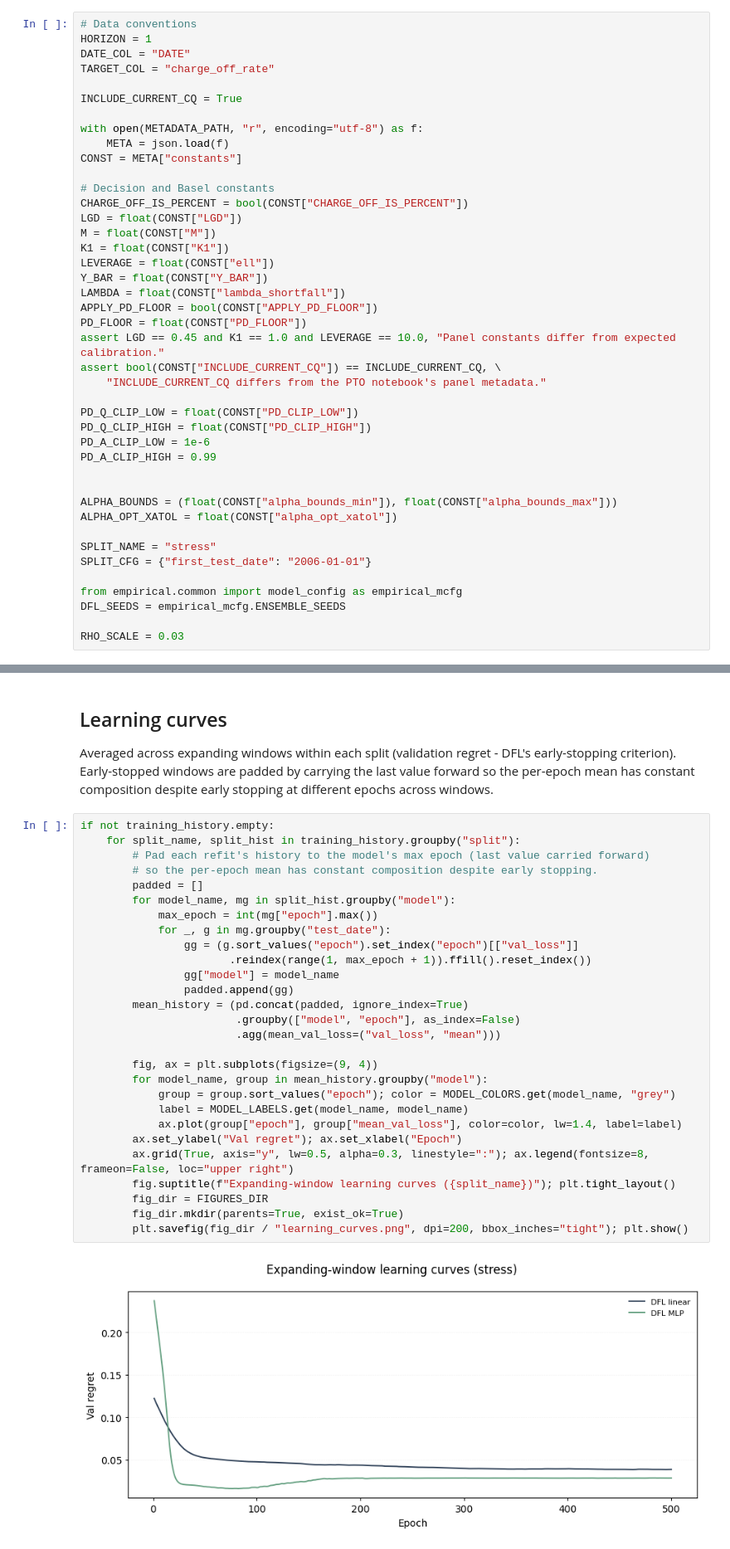
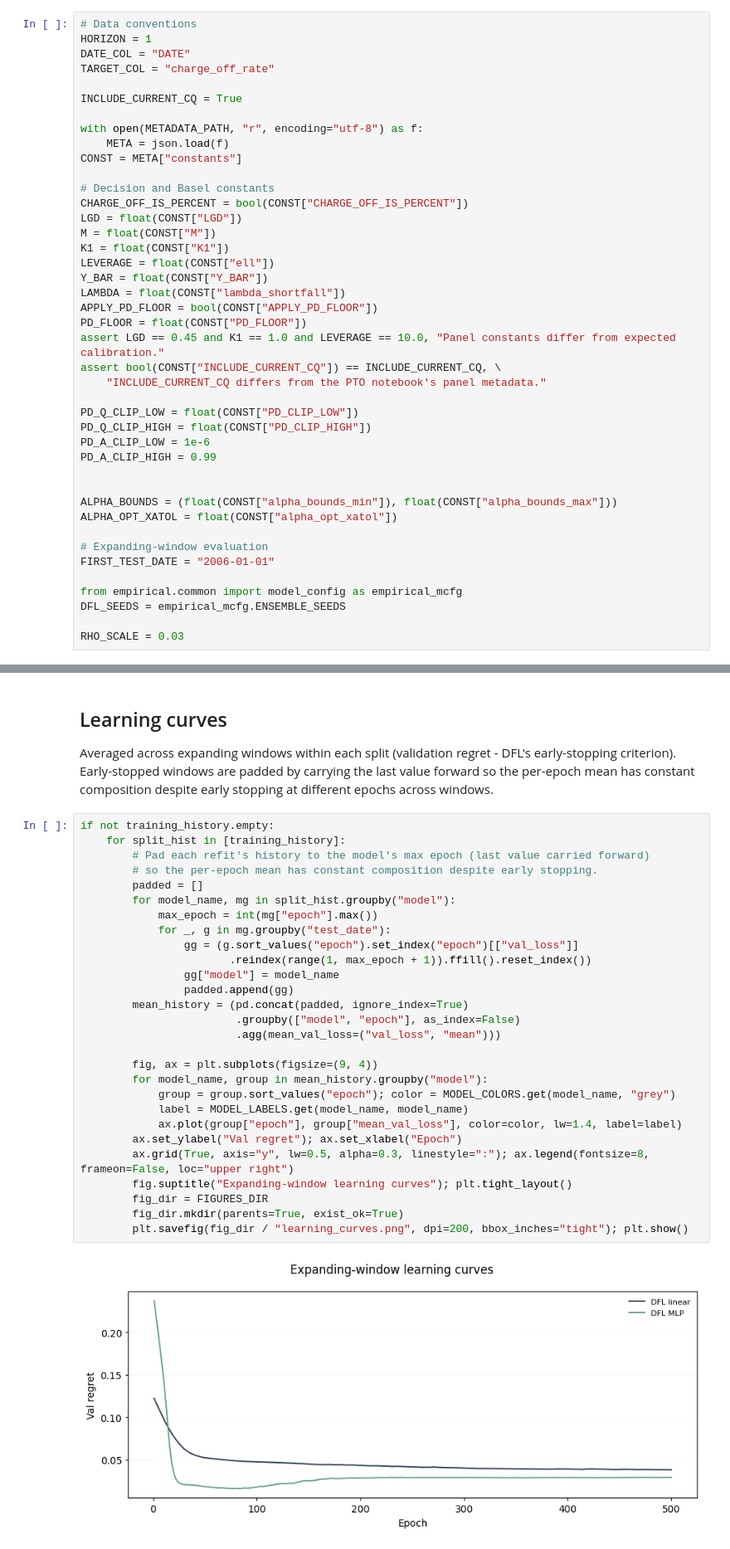
Before and after one commit to okeeffe-hannah/Decision_Focused_Learning_for_Capital_Allocation, a Jupyter notebook: dfl_for_capital_allocation/empirical/notebooks/04_dfl_empirical.ipynb, the cells around one changed output, grey strips where cells are left out. Shown at 83% size. Saved outputs shown, nothing was run; the diff lists cells and outputs as text.

```diff
--- a/dfl_for_capital_allocation/empirical/notebooks/04_dfl_empirical.ipynb
+++ b/dfl_for_capital_allocation/empirical/notebooks/04_dfl_empirical.ipynb
@@ -71,8 +71,8 @@ PD_A_CLIP_HIGH = 0.99
 ALPHA_BOUNDS = (float(CONST["alpha_bounds_min"]), float(CONST["alpha_bounds_max"]))
 ALPHA_OPT_XATOL = float(CONST["alpha_opt_xatol"])
 
-SPLIT_NAME = "stress"
-SPLIT_CFG = {"first_test_date": "2006-01-01"}
+# Expanding-window evaluation
+FIRST_TEST_DATE = "2006-01-01"
 
 from empirical.common import model_config as empirical_mcfg
 DFL_SEEDS = empirical_mcfg.ENSEMBLE_SEEDS
@@ -651,31 +632,31 @@ forward so the per-epoch mean has constant composition despite early stopping at
 different epochs across windows.
 # %%
 if not training_history.empty:
-    for split_name, split_hist in training_history.groupby("split"):
+    for split_hist in [training_history]:
         # Pad each refit's history to the model's max epoch (last value carried forward)
         # so the per-epoch mean has constant composition despite early stopping.
         padded = []
         for model_name, mg in split_hist.groupby("model"):
             max_epoch = int(mg["epoch"].max())
             for _, g in mg.groupby("test_date"):
                 gg = (g.sort_values("epoch").set_index("epoch")[["val_loss"]]
                        .reindex(range(1, max_epoch + 1)).ffill().reset_index())
                 gg["model"] = model_name
                 padded.append(gg)
         mean_history = (pd.concat(padded, ignore_index=True)
                         .groupby(["model", "epoch"], as_index=False)
                         .agg(mean_val_loss=("val_loss", "mean")))
 
         fig, ax = plt.subplots(figsize=(9, 4))
         for model_name, group in mean_history.groupby("model"):
             group = group.sort_values("epoch"); color = MODEL_COLORS.get(model_name, "grey")
             label = MODEL_LABELS.get(model_name, model_name)
             ax.plot(group["epoch"], group["mean_val_loss"], color=color, lw=1.4, label=label)
         ax.set_ylabel("Val regret"); ax.set_xlabel("Epoch")
         ax.grid(True, axis="y", lw=0.5, alpha=0.3, linestyle=":"); ax.legend(fontsize=8, frameon=False, loc="upper right")
-        fig.suptitle(f"Expanding-window learning curves ({split_name})"); plt.tight_layout()
+        fig.suptitle("Expanding-window learning curves"); plt.tight_layout()
         fig_dir = FIGURES_DIR
         fig_dir.mkdir(parents=True, exist_ok=True)
         plt.savefig(fig_dir / "learning_curves.png", dpi=200, bbox_inches="tight"); plt.show()
 # %% [output]
-[figure, old version]
+[figure, new version]
```
Also changed, not shown: parts of 4 cells of this notebook, 4 other files.
